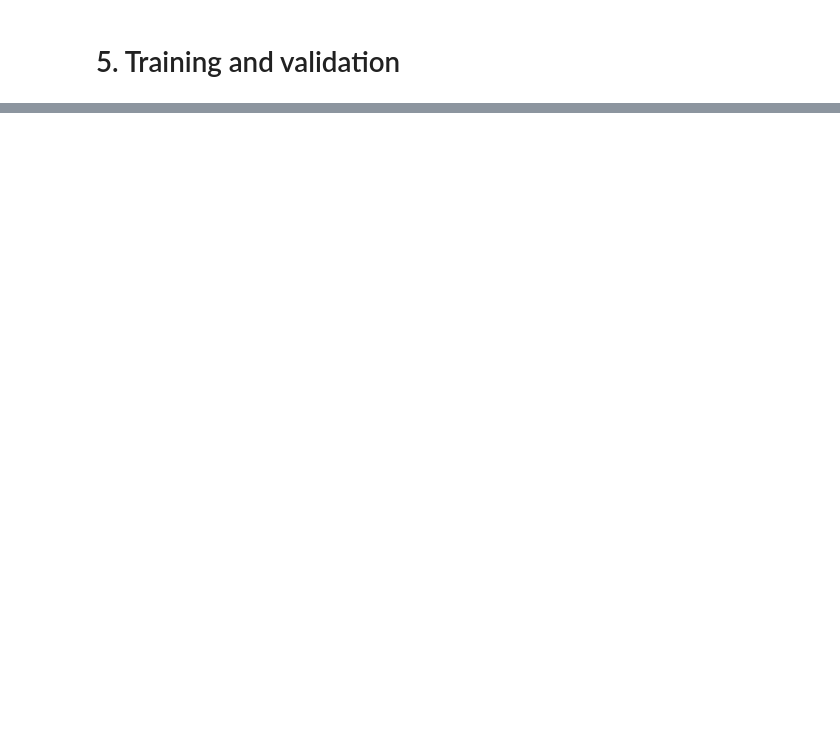
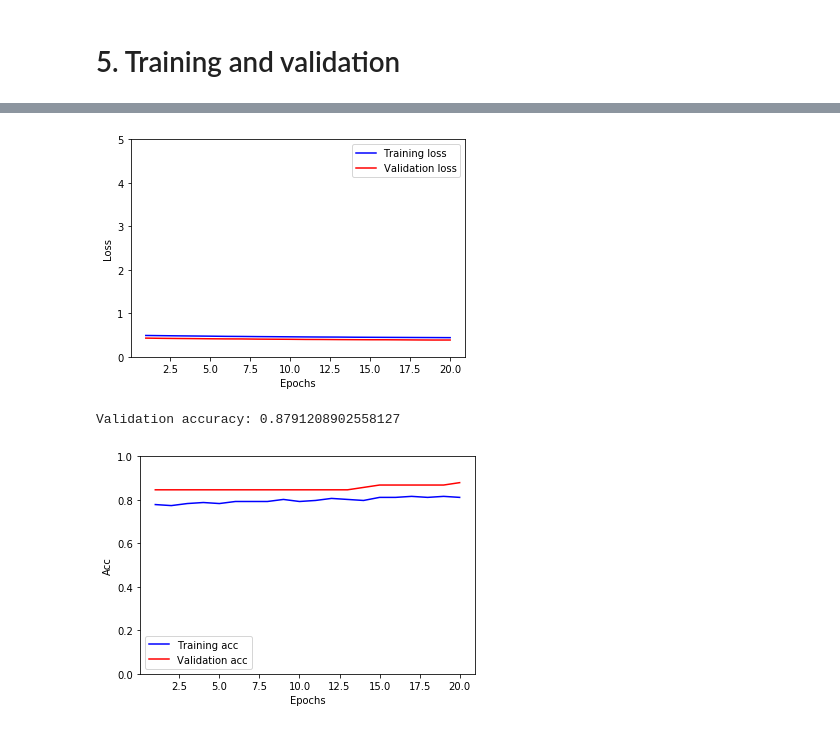
Before and after one commit to JNuutinen/cognitive-systems-for-health-technology, a Jupyter notebook: case_1_heart_disease_classification_nuutinen.ipynb, the cells around one changed output, grey strips where cells are left out. Drawn from its saved outputs; the diff is of its cells as text; code cells hidden in the pictures; blank space fills up the shorter version.

```diff
--- a/case_1_heart_disease_classification_nuutinen.ipynb
+++ b/case_1_heart_disease_classification_nuutinen.ipynb
@@ -163,6 +226,6 @@ Size of validation set: 91
 # %%
 model = Sequential([
-    Dense(9, input_dim=13),
+    Dense(8, input_dim=13),
     Activation("relu"),
     Dense(1),
     Activation("sigmoid")
@@ -176,5 +239,12 @@ model.compile(optimizer="rmsprop",
 # 5. Training and validation
 # %%
 training_data = df_train.loc[:, 'age':'thal']
+validation_data = df_validate.loc[:, 'age':'thal']
 training_labels = df_train.loc[:, 'num']
-model.fit(training_data, training_labels, epochs = 20, batch_size = 12)
+validation_labels = df_validate.loc[:, 'num']
+history = model.fit(training_data,
+                    training_labels,
+                    epochs = 20,
+                    batch_size = 12,
+                    verbose=0,
+                    validation_data = (validation_data, validation_labels)).history
@@ -213,0 +255,27 @@ Validation set accuracy: 0.7142857214906714
+# %%
+acc_values = history['acc']
+val_acc_values = history['val_acc']
+loss_values = history['loss']
+val_loss_values = history['val_loss']
+epochs = range(1, len(loss_values) + 1)
+
+print("Validation loss: {0}".format(val_loss_values[-1]))
+plt.figure()
+plt.plot(epochs, loss_values, 'b', label='Training loss')
+plt.plot(epochs, val_loss_values, 'r', label='Validation loss')
+plt.xlabel('Epochs')
+plt.ylabel('Loss')
+plt.ylim([0, 5])
+plt.legend()
+plt.show()
+
+print("Validation accuracy: {0}".format(val_acc_values[-1]))
+plt.figure()
+plt.plot(epochs, acc_values, 'b', label='Training acc')
+plt.plot(epochs, val_acc_values, 'r', label='Validation acc')
+plt.xlabel('Epochs')
+plt.ylabel('Acc')
+plt.ylim([0, 1])
+plt.legend()
+plt.show()
+# %% [output]
@@ -213,0 +283,3 @@ Validation set accuracy: 0.7142857214906714
+[figure, added]
+Validation accuracy: 0.8791208902558127
+[figure, added]
```
Also changed, not shown: parts of 22 cells of this notebook.
